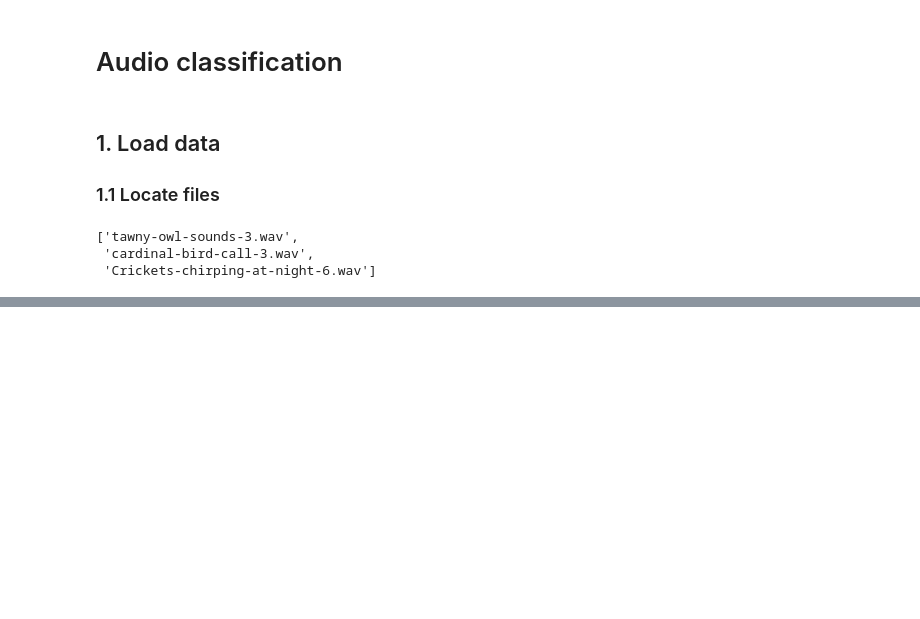
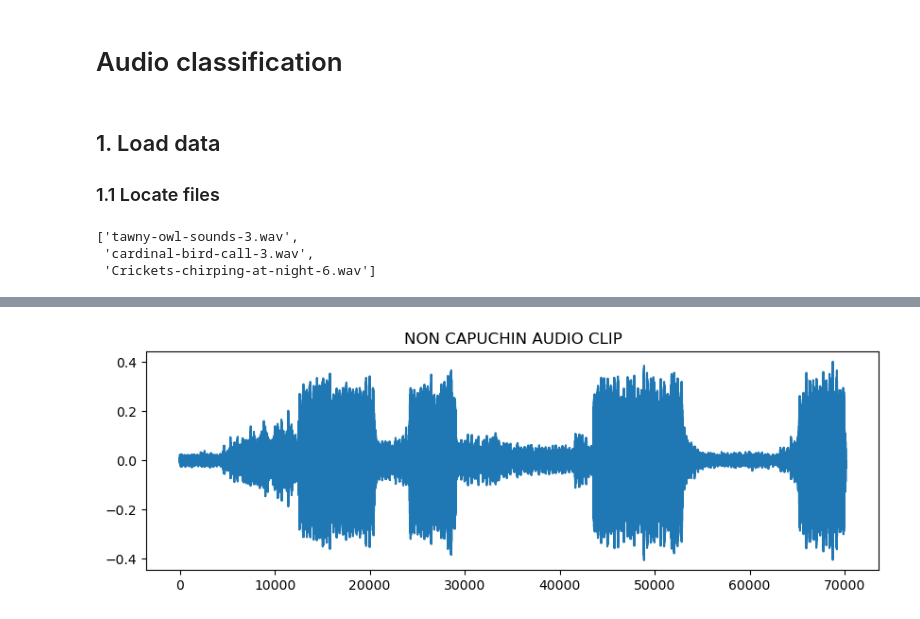
Before and after one commit to MigashaneVictoire/capuchin_bird_audio_classifier, a Jupyter notebook: audio_classification.ipynb, the cells around one changed output, grey strips where cells are left out. Cells and saved outputs as stored; diff of their text form; code cells hidden in the pictures; blank space fills up the shorter version.

```diff
--- a/audio_classification.ipynb
+++ b/audio_classification.ipynb
@@ -30,6 +31,6 @@ non_capuchin_clips[:3] # returns a list of birt clips
 # %%
 # define paths to files
 CAPUCHIN = os.path.join("data/Parsed_Capuchinbird_Clips",capuchin_clips[2])
-NON_CAPUCHIN = os.path.join("data/Parsed_Non_Capuchinbird_Clips",non_capuchin_clips[2])
+NON_CAPUCHIN = os.path.join("data/Parsed_Not_Capuchinbird_Clips",non_capuchin_clips[2])
 NON_CAPUCHIN # return the full audio path
 # %% [output]
@@ -93,0 +89,6 @@ NotImplementedError: in user code:
+# %%
+pd.Series(nc_wav).plot(figsize = (10,3))
+plt.title("NON CAPUCHIN AUDIO CLIP")
+plt.show()
+# %% [output]
+[figure, added]
```
Also changed, not shown: parts of 19 cells of this notebook.
